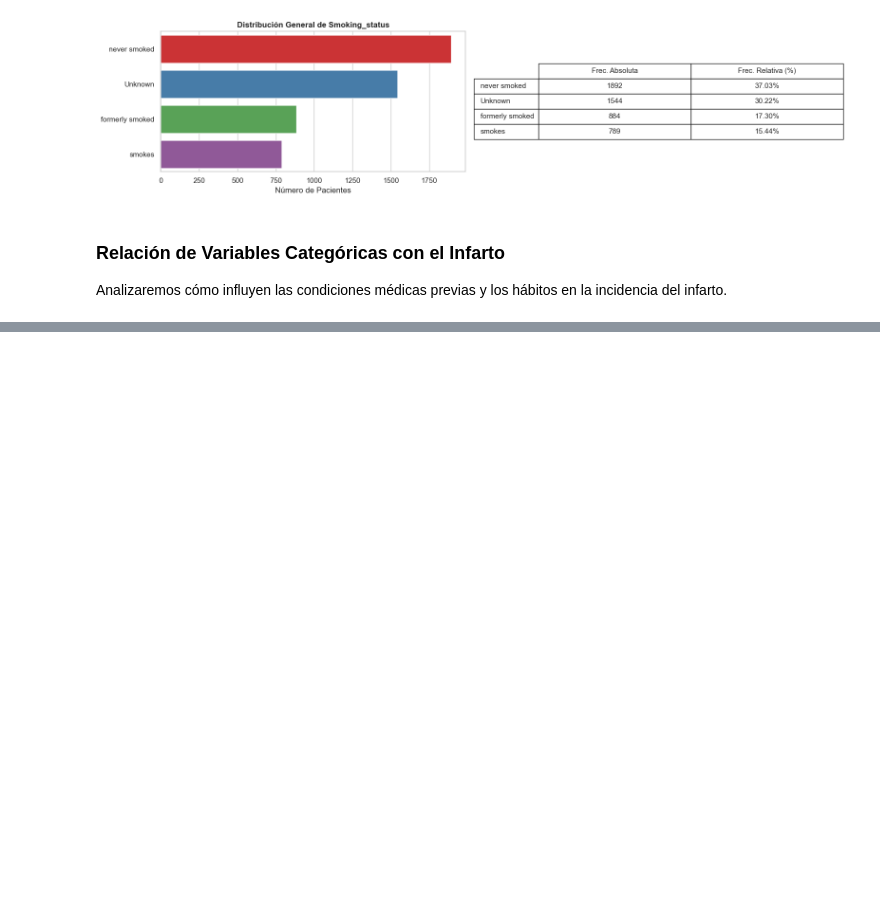
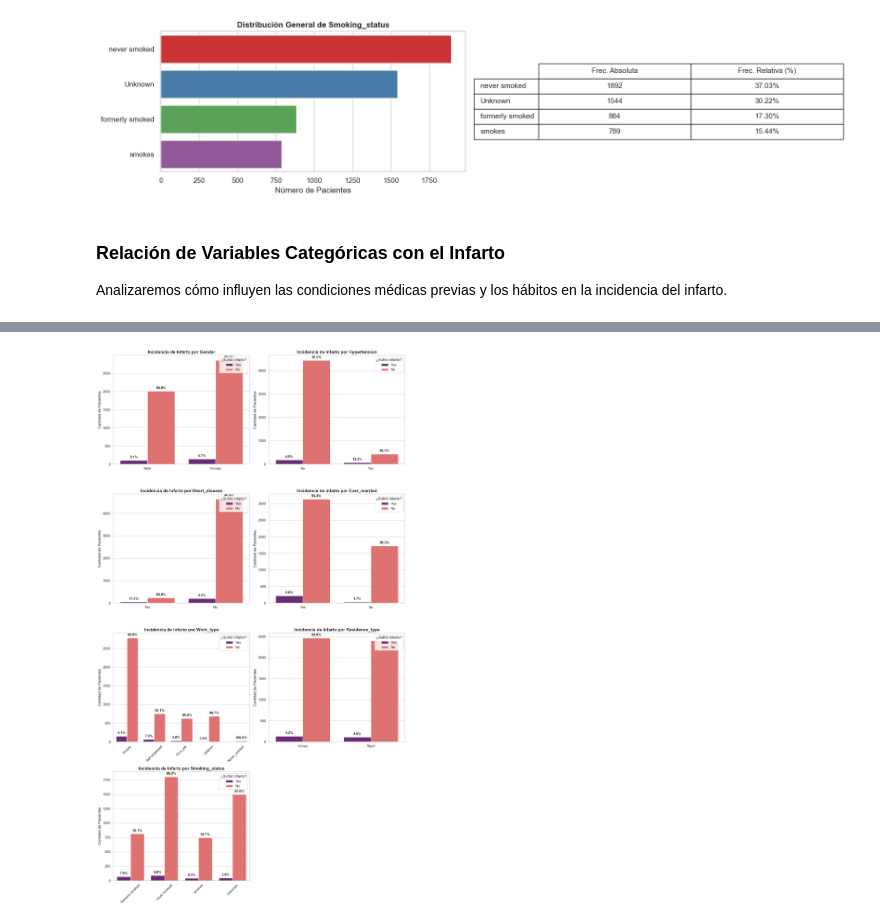
Before and after one commit to 31Victor45/Classifying_Stroke_Patients_using_Machine_Learning, a Jupyter notebook: 2-Analisis_exploratorio_datos/1-Analisis_variables_categoricas/1-Analisis_variables_Categoricas_parte1.ipynb, the cells around one changed output, grey strips where cells are left out. Drawn from its saved outputs; the diff is of its cells as text; code cells hidden in the pictures; blank space fills up the shorter version.

```diff
--- a/2-Analisis_exploratorio_datos/1-Analisis_variables_Categoricas_parte1.ipynb
+++ b/2-Analisis_exploratorio_datos/1-Analisis_variables_categoricas/1-Analisis_variables_Categoricas_parte1.ipynb
@@ -154,0 +126,57 @@ plt.show()
+# %%
+# Lista de variables a analizar
+cols_to_plot = ['gender', 'hypertension', 'heart_disease', 'ever_married',
+                'work_type', 'Residence_type', 'smoking_status']
+
+# Diccionario de mapeo para mejorar la legibilidad del eje X
+# Esto transforma 0 -> No y 1 -> Yes para las variables clínicas
+map_values = {0: 'No', 1: 'Yes'}
+
+fig, axes = plt.subplots(nrows=4, ncols=2, figsize=(14, 25))
+axes = axes.flatten()
+
+for i, col in enumerate(cols_to_plot):
+    # 1. Crear una copia temporal de la columna para no alterar el df original
+    # Si la variable es numérica (0/1), la mapeamos a No/Yes
+    temp_series = df[col].map(map_values).fillna(df[col])
+
+    # 2. Crear el gráfico con la serie mapeada
+    ax = sns.countplot(x=temp_series, hue=df['stroke'].map(map_values), palette='magma', ax=axes[i])
+
+    axes[i].set_title(f'Incidencia de Infarto por {col.capitalize()}', fontsize=14, fontweight='bold')
+    axes[i].set_xlabel('')
+    axes[i].set_ylabel('Cantidad de Pacientes')
+    axes[i].legend(title='¿Sufrió Infarto?', loc='upper right')
+
+    # 3. Calcular totales para porcentajes sobre la serie mapeada
+    totals = temp_series.value_counts()
+
+    # 4. Añadir etiquetas de porcentaje
+    for p in ax.patches:
+        height = p.get_height()
+        if height > 0:
+            # Obtener la etiqueta del eje X (ej. "No" o "Yes")
+            x_pos = p.get_x() + p.get_width() / 2
+            label_idx = int(round(x_pos))
+            label_text = ax.get_xticklabels()[label_idx].get_text()
+
+            # Calcular porcentaje relativo a esa categoría
+            total_category = totals[label_text]
+            percentage = f'{100 * height / total_category:.1f}%'
+
+            # Anotación
+            ax.annotate(percentage,
+                        (x_pos, height),
+                        ha='center', va='center',
+                        fontsize=11, fontweight='bold',
+                        xytext=(0, 10),
+                        textcoords='offset points')
+
+    if col in ['work_type', 'smoking_status']:
+        axes[i].tick_params(axis='x', rotation=45)
+
+fig.delaxes(axes[-1])
+plt.tight_layout()
+plt.show()
+# %% [output]
+[figure, added]
```
Also changed, not shown: parts of 3 cells of this notebook, 4 other files.
